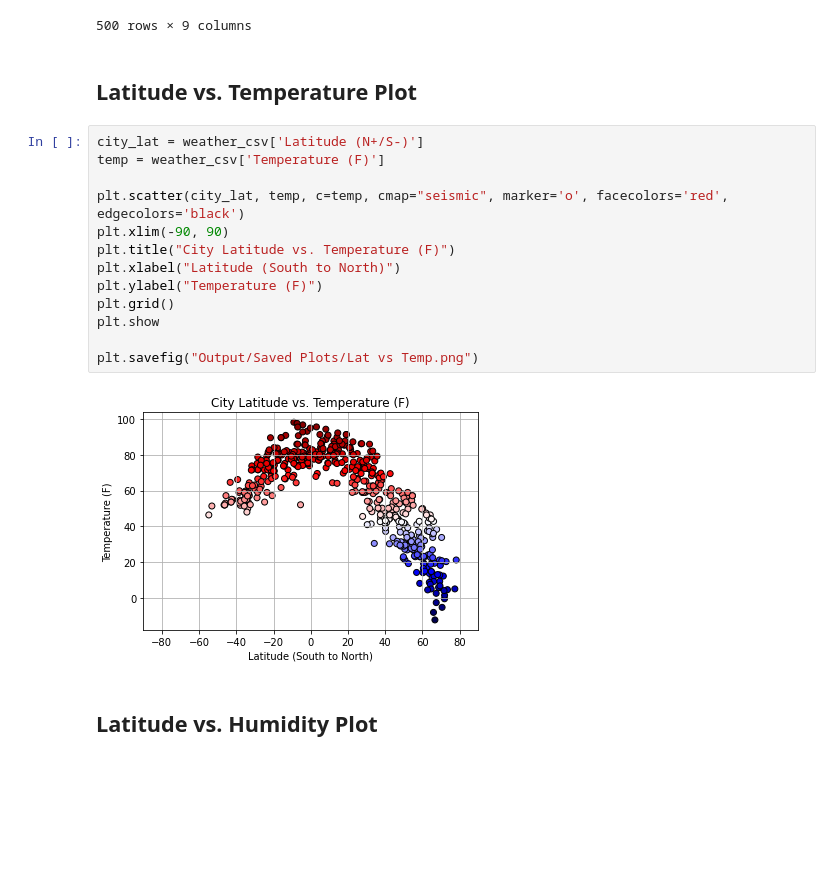
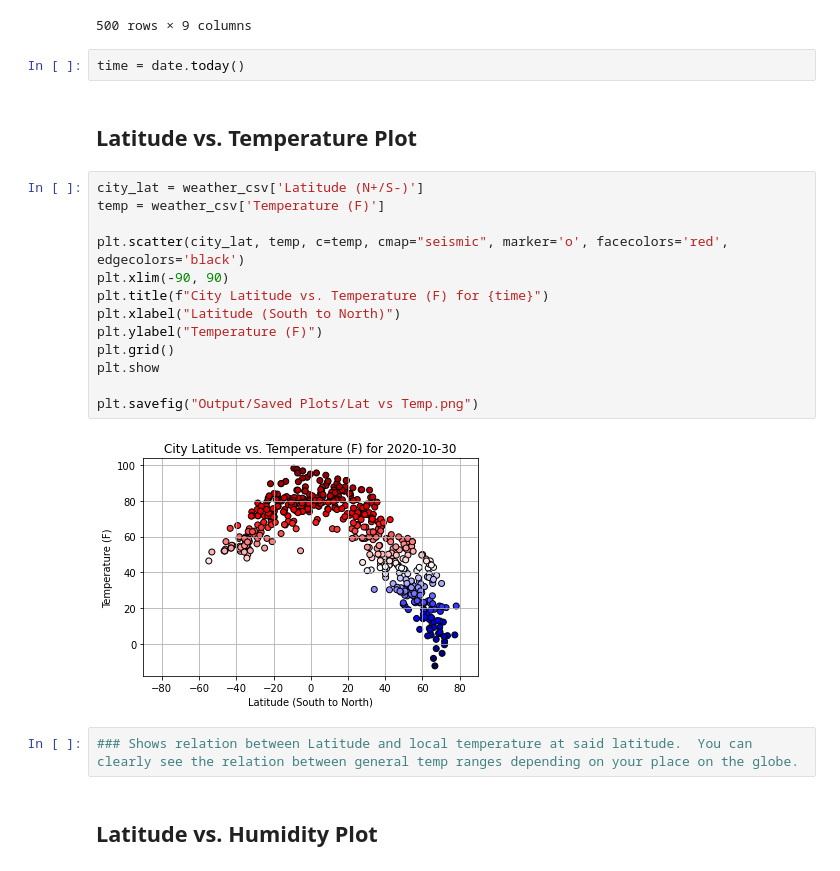
Before and after one commit to wgaechter/WG_API_HW, a Jupyter notebook: Code/WeatherPy/WeatherPy.ipynb, the cells around one changed output. Drawn from its saved outputs; the diff is of its cells as text; blank space fills up the shorter version.

Commit message:
Small cleanup fixes, added auto-updating dates to all scatter plots in WeatherPy

```diff
--- a/Code/WeatherPy/WeatherPy.ipynb
+++ b/Code/WeatherPy/WeatherPy.ipynb
@@ -178,23 +169,27 @@ weather_csv
 | 498 | 498 | atambua | id | -9.11 | 124.89 | 75.20 | 84 | ... |
 | 499 | 499 | tabas | ir | 33.60 | 56.92 | 62.60 | 14 | ... |
 500 rows × 9 columns
+# %%
+time = date.today()
 # %% [markdown]
 ## Latitude vs. Temperature Plot
 # %%
 city_lat = weather_csv['Latitude (N+/S-)']
 temp = weather_csv['Temperature (F)']
 
 plt.scatter(city_lat, temp, c=temp, cmap="seismic", marker='o', facecolors='red', edgecolors='black')
 plt.xlim(-90, 90)
-plt.title("City Latitude vs. Temperature (F)")
+plt.title(f"City Latitude vs. Temperature (F) for {time}")
 plt.xlabel("Latitude (South to North)")
 plt.ylabel("Temperature (F)")
 plt.grid()
 plt.show
 
 plt.savefig("Output/Saved Plots/Lat vs Temp.png")
 # %% [output]
-[figure, old version]
+[figure, new version]
+# %%
+### Shows relation between Latitude and local temperature at said latitude.  You can clearly see the relation between general temp ranges depending on your place on the globe.
 # %% [markdown]
 ## Latitude vs. Humidity Plot
 # %%
```
Also changed, not shown: parts of 25 cells of this notebook, 2 other files.
